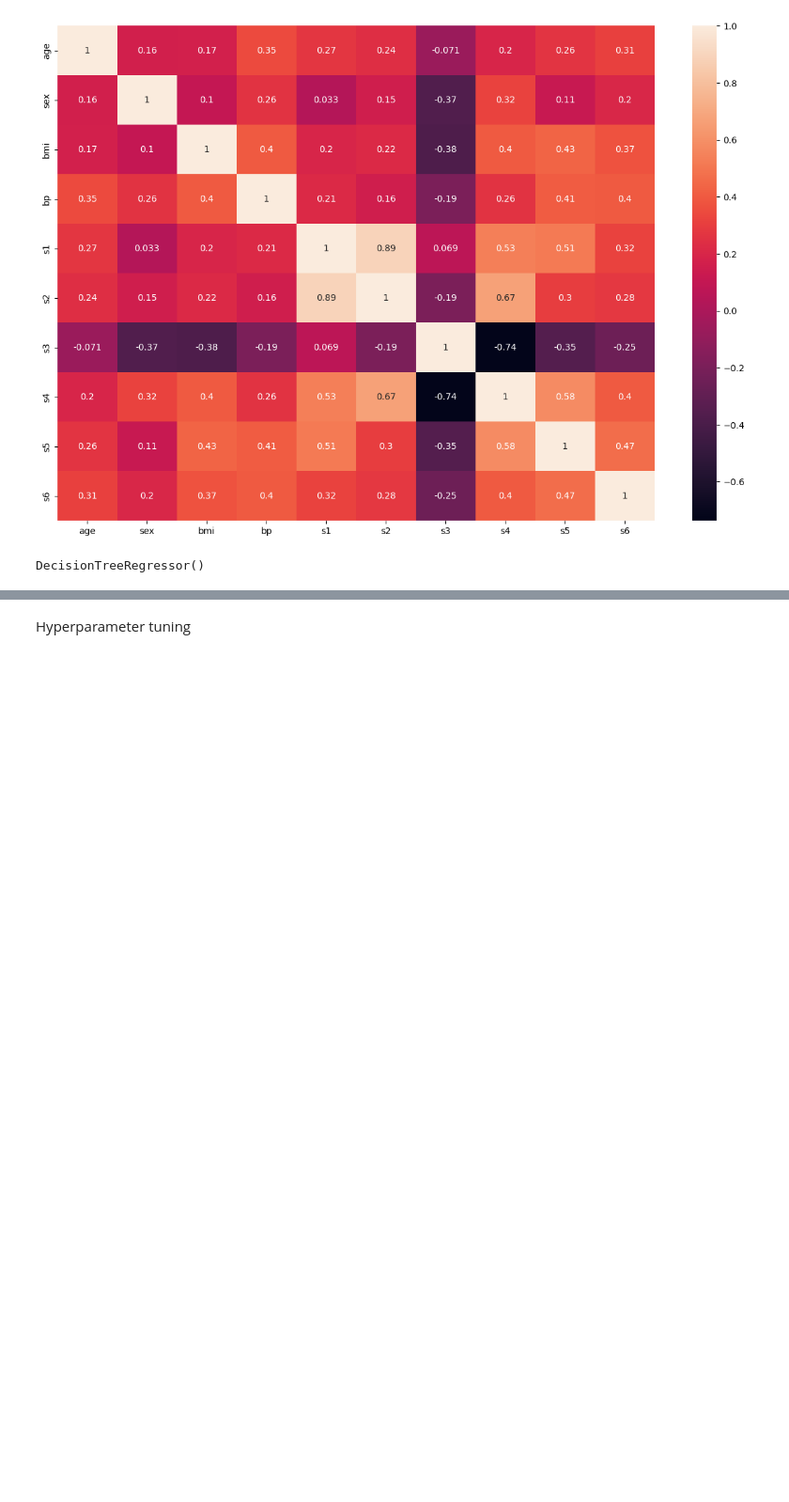
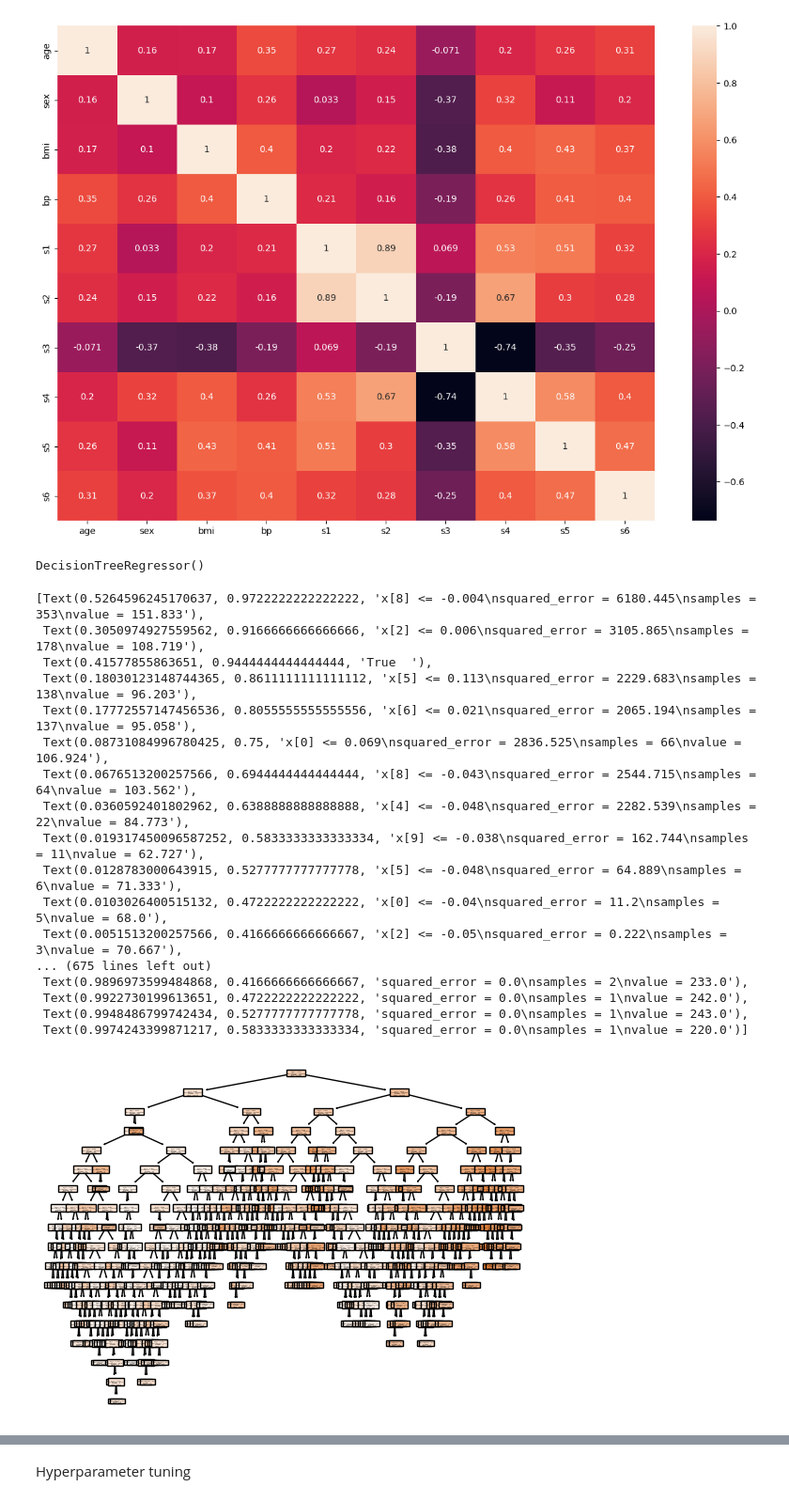
Before and after one commit to pushpak-2099/AIML, a Jupyter notebook: Decision tree/diabities.ipynb, the cells around one changed output, grey strips where cells are left out. Shown at 94% size. Saved outputs shown, nothing was run; the diff lists cells and outputs as text; code cells hidden in the pictures; blank space fills up the shorter version.

Commit message:
plotting th tree

```diff
--- a/Decision tree/diabities.ipynb
+++ b/Decision tree/diabities.ipynb
@@ -104,6 +104,31 @@ regressor=DecisionTreeRegressor()
 regressor.fit(X_train,y_train)
 # %% [output]
 DecisionTreeRegressor()
+# %%
+#plotting the tree
+
+from sklearn import tree
+plt.Figure(figsize=[25,20])
+tree.plot_tree(regressor,filled=True)
+# %% [output]
+[Text(0.5264596245170637, 0.9722222222222222, 'x[8] <= -0.004\nsquared_error = 6180.445\nsamples = 353\nvalue = 151.833'),
+ Text(0.3050974927559562, 0.9166666666666666, 'x[2] <= 0.006\nsquared_error = 3105.865\nsamples = 178\nvalue = 108.719'),
+ Text(0.41577855863651, 0.9444444444444444, 'True  '),
+ Text(0.18030123148744365, 0.8611111111111112, 'x[5] <= 0.113\nsquared_error = 2229.683\nsamples = 138\nvalue = 96.203'),
+ Text(0.17772557147456536, 0.8055555555555556, 'x[6] <= 0.021\nsquared_error = 2065.194\nsamples = 137\nvalue = 95.058'),
+ Text(0.08731084996780425, 0.75, 'x[0] <= 0.069\nsquared_error = 2836.525\nsamples = 66\nvalue = 106.924'),
+ Text(0.0676513200257566, 0.6944444444444444, 'x[8] <= -0.043\nsquared_error = 2544.715\nsamples = 64\nvalue = 103.562'),
+ Text(0.0360592401802962, 0.6388888888888888, 'x[4] <= -0.048\nsquared_error = 2282.539\nsamples = 22\nvalue = 84.773'),
+ Text(0.019317450096587252, 0.5833333333333334, 'x[9] <= -0.038\nsquared_error = 162.744\nsamples = 11\nvalue = 62.727'),
+ Text(0.0128783000643915, 0.5277777777777778, 'x[5] <= -0.048\nsquared_error = 64.889\nsamples = 6\nvalue = 71.333'),
+ Text(0.0103026400515132, 0.4722222222222222, 'x[0] <= -0.04\nsquared_error = 11.2\nsamples = 5\nvalue = 68.0'),
+ Text(0.0051513200257566, 0.4166666666666667, 'x[2] <= -0.05\nsquared_error = 0.222\nsamples = 3\nvalue = 70.667'),
+... (675 lines left out)
+ Text(0.9896973599484868, 0.4166666666666667, 'squared_error = 0.0\nsamples = 2\nvalue = 233.0'),
+ Text(0.9922730199613651, 0.4722222222222222, 'squared_error = 0.0\nsamples = 1\nvalue = 242.0'),
+ Text(0.9948486799742434, 0.5277777777777778, 'squared_error = 0.0\nsamples = 1\nvalue = 243.0'),
+ Text(0.9974243399871217, 0.5833333333333334, 'squared_error = 0.0\nsamples = 1\nvalue = 220.0')]
+[figure, added]
 # %%
 y_pred=regressor.predict(X_test)
 
```
Also changed, not shown: parts of 2 cells of this notebook.
